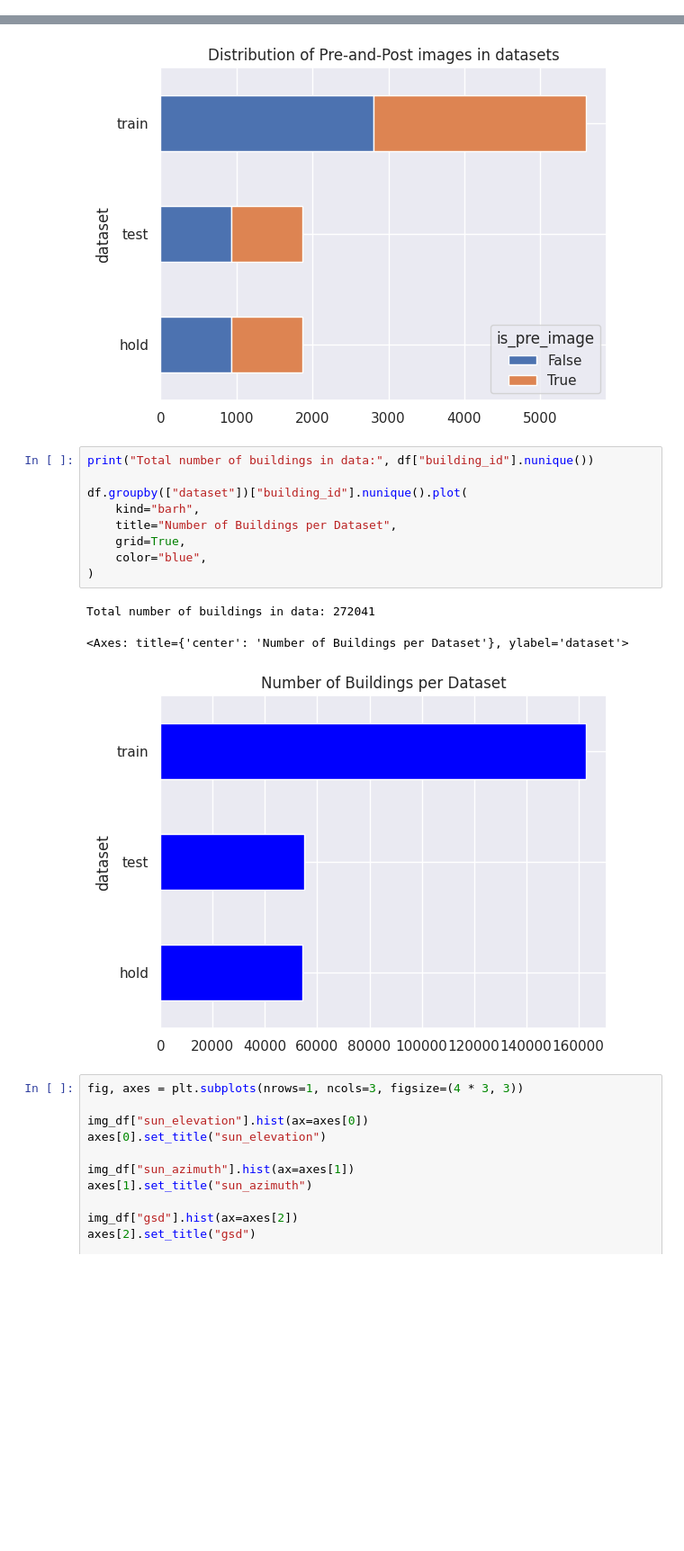
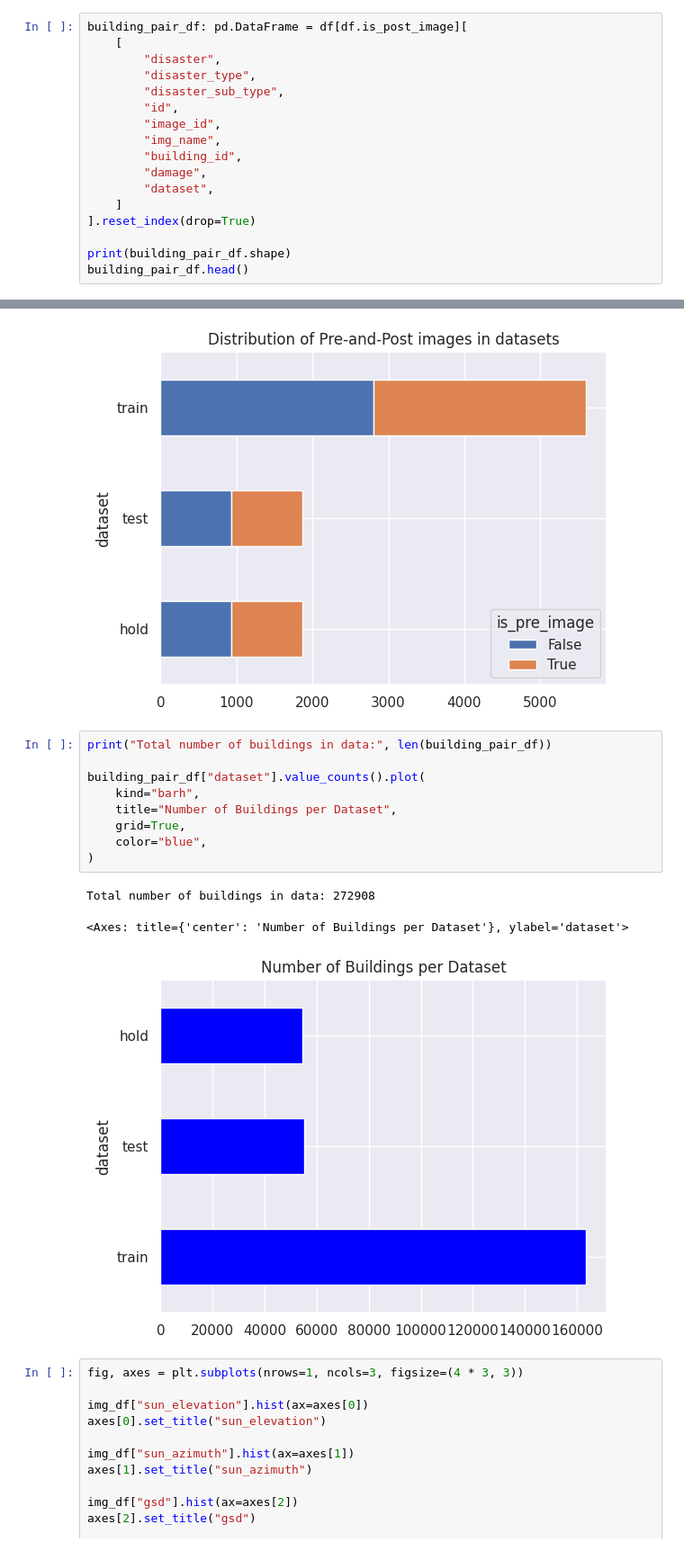
Before and after one commit to cricksmaidiene/alivio, a Jupyter notebook: src/02_data_analysis/xview2_eda/xview2_challenge_data_eda.ipynb, the cells around one changed output, grey strips where cells are left out. Shown at 90% size. Drawn from its saved outputs; the diff is of its cells as text; blank space fills up the shorter version.

Commit message:
refactor: adds building pairs to distinguish geoms

```diff
--- a/src/02_data_analysis/xview2_eda/xview2_challenge_data_eda.ipynb
+++ b/src/02_data_analysis/xview2_eda/xview2_challenge_data_eda.ipynb
@@ -342,0 +357,17 @@ memory usage: 25.0+ MB
+# %%
+building_pair_df: pd.DataFrame = df[df.is_post_image][
+    [
+        "disaster",
+        "disaster_type",
+        "disaster_sub_type",
+        "id",
+        "image_id",
+        "img_name",
+        "building_id",
+        "damage",
+        "dataset",
+    ]
+].reset_index(drop=True)
+
+print(building_pair_df.shape)
+building_pair_df.head()
@@ -467,18 +491,18 @@ df_stacked.plot(
 <Axes: title={'center': 'Distribution of Pre-and-Post images in datasets'}, ylabel='dataset'>
 [figure]
 # %%
-print("Total number of buildings in data:", df["building_id"].nunique())
+print("Total number of buildings in data:", len(building_pair_df))
 
-df.groupby(["dataset"])["building_id"].nunique().plot(
+building_pair_df["dataset"].value_counts().plot(
     kind="barh",
     title="Number of Buildings per Dataset",
     grid=True,
     color="blue",
 )
 # %% [output]
-Total number of buildings in data: 272041
+Total number of buildings in data: 272908
 <Axes: title={'center': 'Number of Buildings per Dataset'}, ylabel='dataset'>
-[figure, old version]
+[figure, new version]
 # %%
 fig, axes = plt.subplots(nrows=1, ncols=3, figsize=(4 * 3, 3))
 
```
Also changed, not shown: parts of 13 cells of this notebook.
